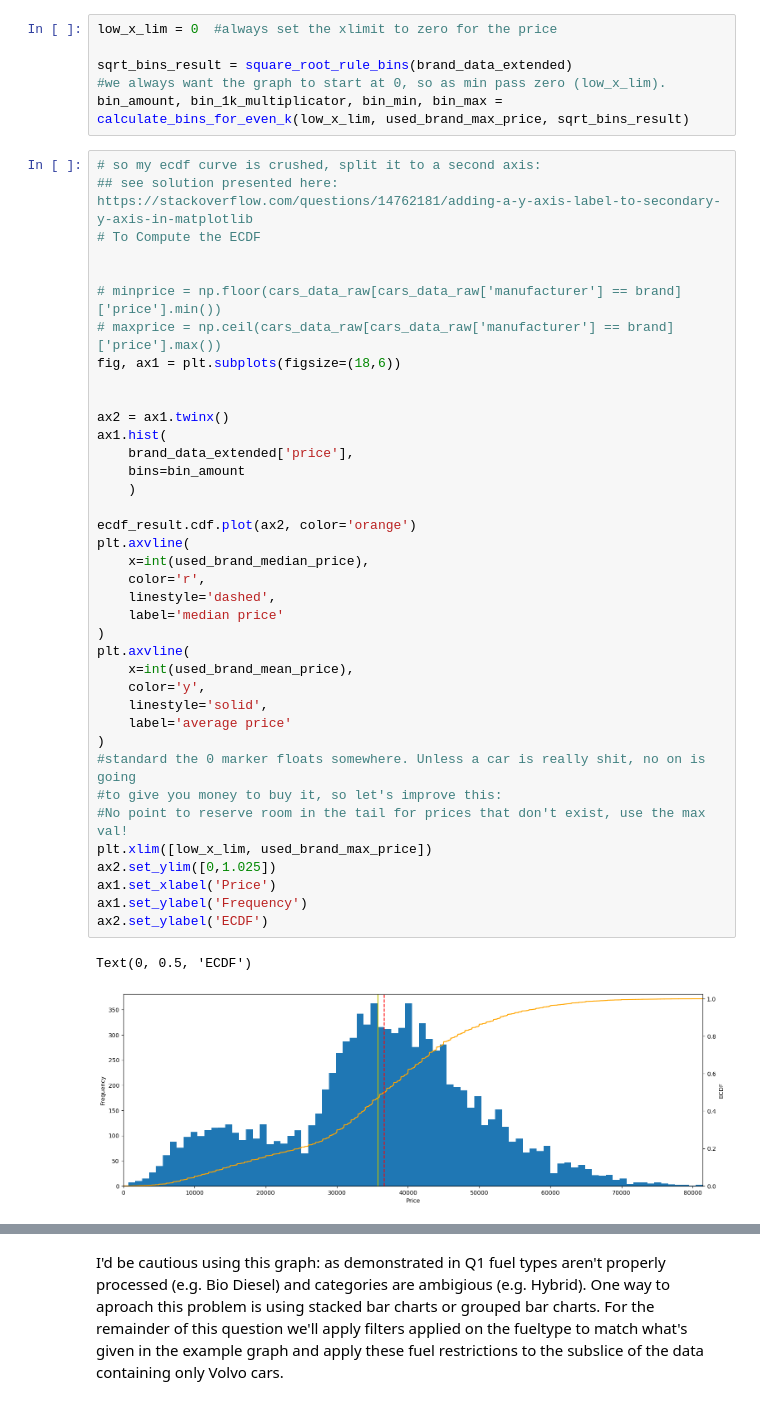
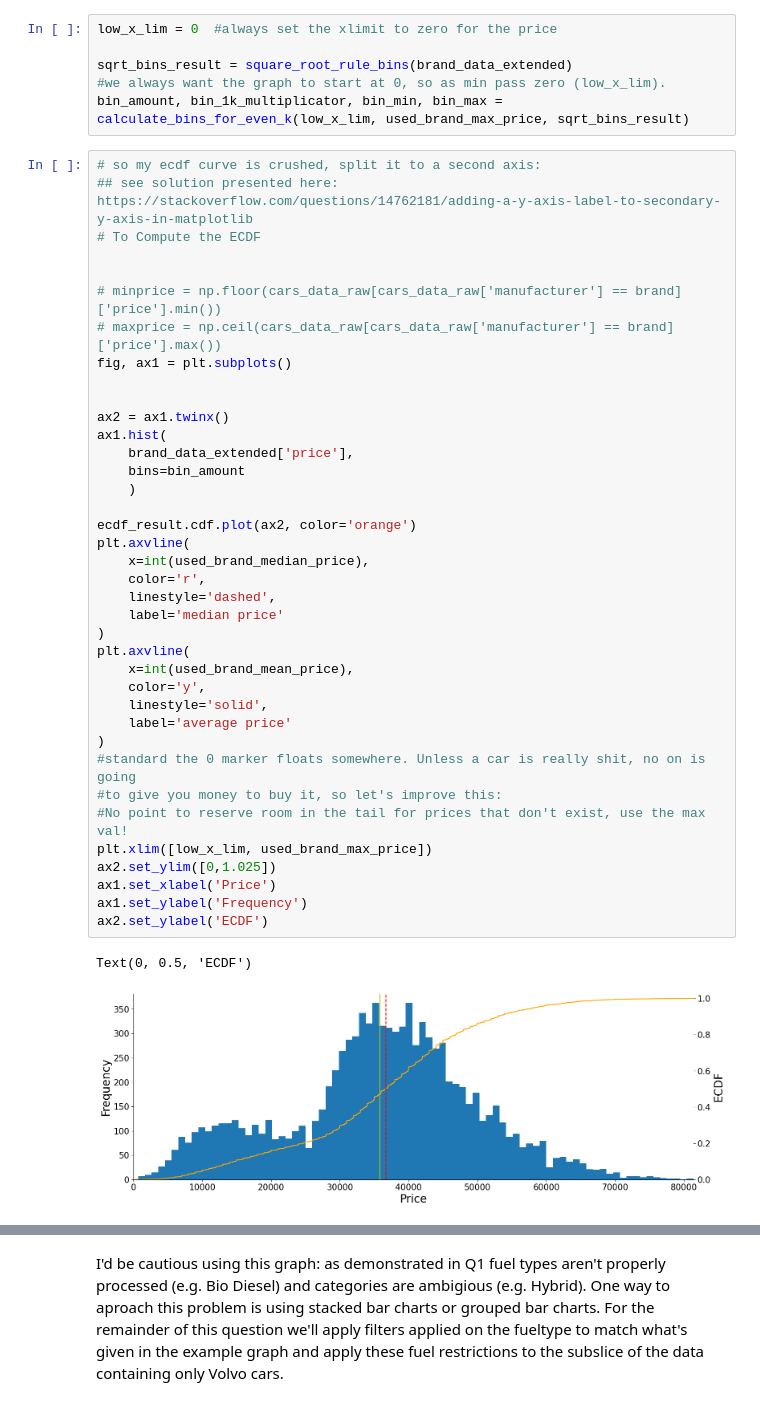
Before and after one commit to Frederic-P/evaluatie-statiestiek, a Jupyter notebook: notebooks/autoproductie.ipynb, the cells around one changed output, grey strips where cells are left out. Cells and saved outputs as stored; diff of their text form.

```diff
--- a/notebooks/autoproductie.ipynb
+++ b/notebooks/autoproductie.ipynb
@@ -156,39 +158,39 @@ bin_amount, bin_1k_multiplicator, bin_min, bin_max = calculate_bins_for_even_k(l
 
 # minprice = np.floor(cars_data_raw[cars_data_raw['manufacturer'] == brand]['price'].min())
 # maxprice = np.ceil(cars_data_raw[cars_data_raw['manufacturer'] == brand]['price'].max())
-fig, ax1 = plt.subplots(figsize=(18,6))
+fig, ax1 = plt.subplots()
 
 
 ax2 = ax1.twinx()
 ax1.hist(
     brand_data_extended['price'],
     bins=bin_amount
     )
 
 ecdf_result.cdf.plot(ax2, color='orange')
 plt.axvline(
     x=int(used_brand_median_price),
     color='r',
     linestyle='dashed',
     label='median price'
 )
 plt.axvline(
     x=int(used_brand_mean_price),
     color='y',
     linestyle='solid',
     label='average price'
 )
 #standard the 0 marker floats somewhere. Unless a car is really shit, no on is going
 #to give you money to buy it, so let's improve this:
 #No point to reserve room in the tail for prices that don't exist, use the max val!
 plt.xlim([low_x_lim, used_brand_max_price])
 ax2.set_ylim([0,1.025])
 ax1.set_xlabel('Price')
 ax1.set_ylabel('Frequency')
 ax2.set_ylabel('ECDF')
 # %% [output]
 Text(0, 0.5, 'ECDF')
-[figure, old version]
+[figure, new version]
 # %% [markdown]
 ### Vraag 4:
 Ik wil nu de verschillende fuel types vergelijken hoeveel deze kosten. Hiervoor maak ik volgende afbeelding met meerdere histogrammen hoe kunnen we deze beter maken? Welke alternatieven zijn er nog?
```
Also changed, not shown: parts of 21 cells of this notebook, 6 other files.
